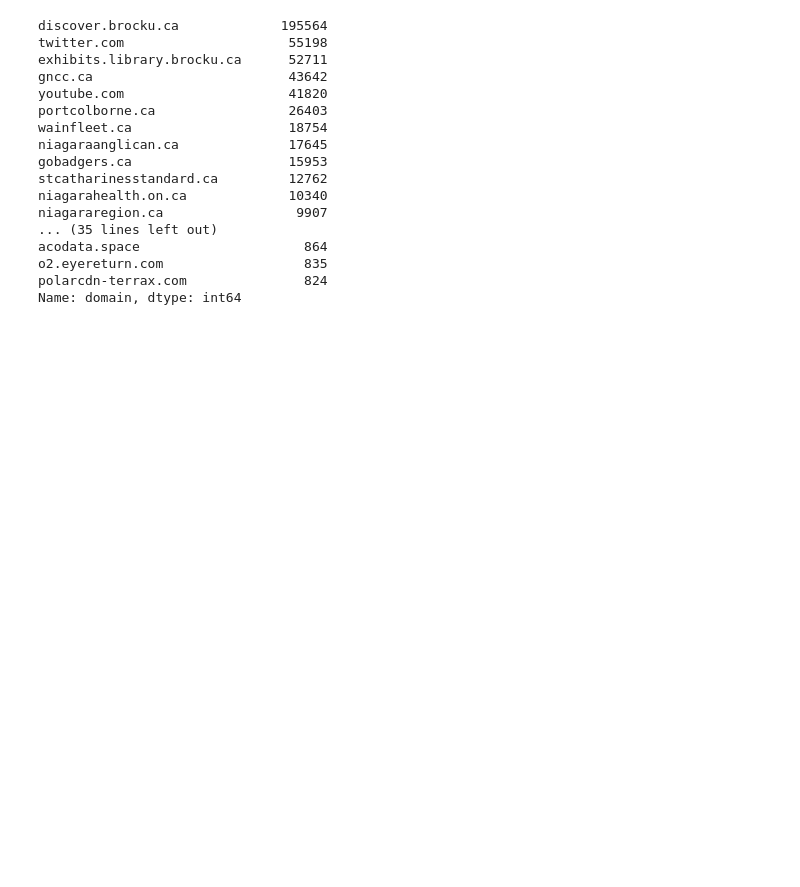
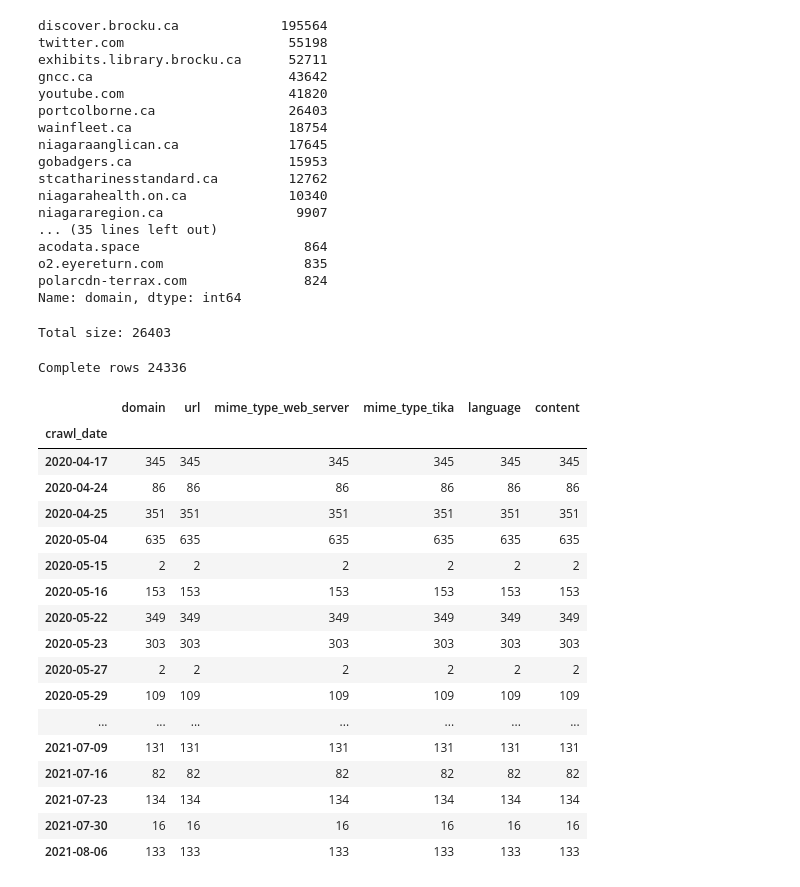
Before and after one commit to BrockDSL/ARCH_Data_Explore, a Jupyter notebook: arch_explore.ipynb, the cells around one changed output. Saved outputs shown, nothing was run; the diff lists cells and outputs as text; code cells hidden in the pictures; blank space fills up the shorter version.

```diff
--- a/arch_explore.ipynb
+++ b/arch_explore.ipynb
@@ -9,3 +7,11 @@ import pandas as pd
+# %%
+import pandas as pd
+pd.set_option('display.max_columns', None)
+pd.set_option('display.max_colwidth', -1)
+pd.set_option('display.max_rows', 200)
+
+import matplotlib.pyplot as plt
+%matplotlib inline
 # %% [markdown]
 ### Option 1: Grab zip from GDocs (only need to do once)
 # %%
@@ -75,3 +82,38 @@ acodata.space                     864
 o2.eyereturn.com                  835
 polarcdn-terrax.com               824
 Name: domain, dtype: int64
+# %%
+#Data points for domain
+domain_mask = "portcolborne.ca"
+domain_data = web_text[web_text["domain"] == domain_mask]
+print("Total size:", len(domain_data))
+# %% [output]
+Total size: 26403
+# %%
+#rows with language != en are not successful crawls, we can drop those
+domain_data = domain_data[domain_data['language'] =='en']
+print("Complete rows", len(domain_data))
+# %% [output]
+Complete rows 24336
+# %%
+# displaying by date
+domain_data.groupby(["crawl_date"]).count()
+# %% [output]
+|  | domain | url | mime_type_web_server | mime_type_tika | language | content |
+| crawl_date |  |  |  |  |  |  |
+| 2020-04-17 | 345 | 345 | 345 | 345 | 345 | 345 |
+| 2020-04-24 | 86 | 86 | 86 | 86 | 86 | 86 |
+| 2020-04-25 | 351 | 351 | 351 | 351 | 351 | 351 |
+| 2020-05-04 | 635 | 635 | 635 | 635 | 635 | 635 |
+| 2020-05-15 | 2 | 2 | 2 | 2 | 2 | 2 |
+| 2020-05-16 | 153 | 153 | 153 | 153 | 153 | 153 |
+| 2020-05-22 | 349 | 349 | 349 | 349 | 349 | 349 |
+| 2020-05-23 | 303 | 303 | 303 | 303 | 303 | 303 |
+| 2020-05-27 | 2 | 2 | 2 | 2 | 2 | 2 |
+| 2020-05-29 | 109 | 109 | 109 | 109 | 109 | 109 |
+| ... | ... | ... | ... | ... | ... | ... |
+| 2021-07-09 | 131 | 131 | 131 | 131 | 131 | 131 |
+| 2021-07-16 | 82 | 82 | 82 | 82 | 82 | 82 |
+| 2021-07-23 | 134 | 134 | 134 | 134 | 134 | 134 |
+| 2021-07-30 | 16 | 16 | 16 | 16 | 16 | 16 |
+| 2021-08-06 | 133 | 133 | 133 | 133 | 133 | 133 |
```
Also changed, not shown: parts of 10 cells of this notebook, 2 other files.
